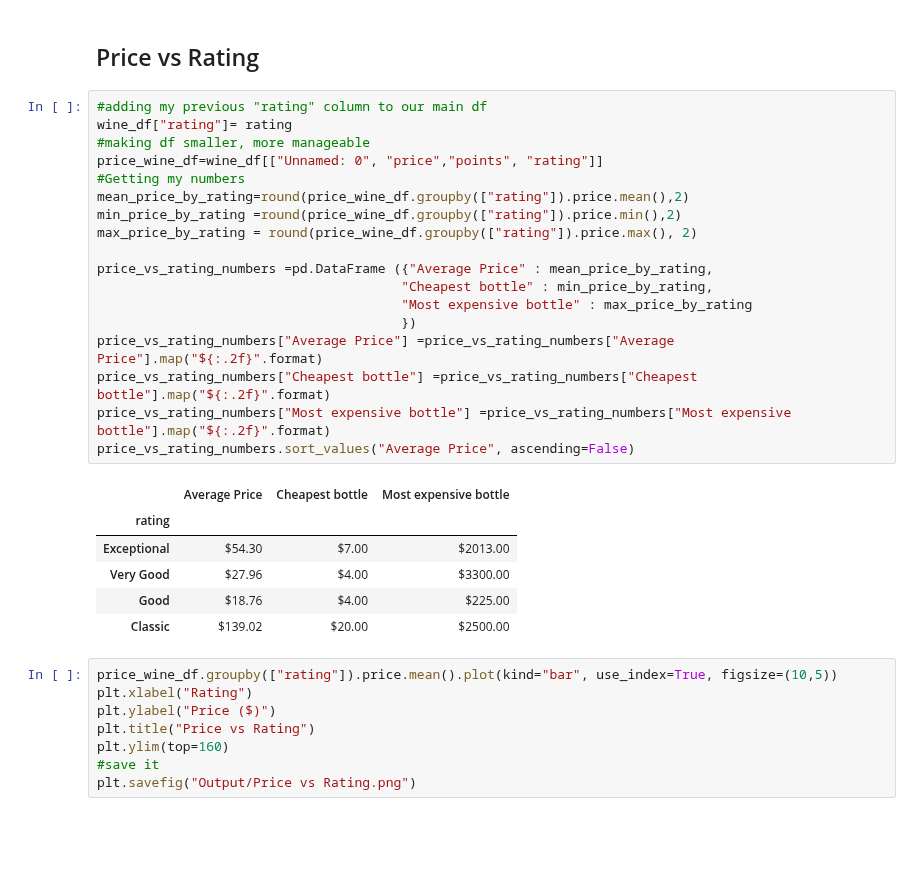
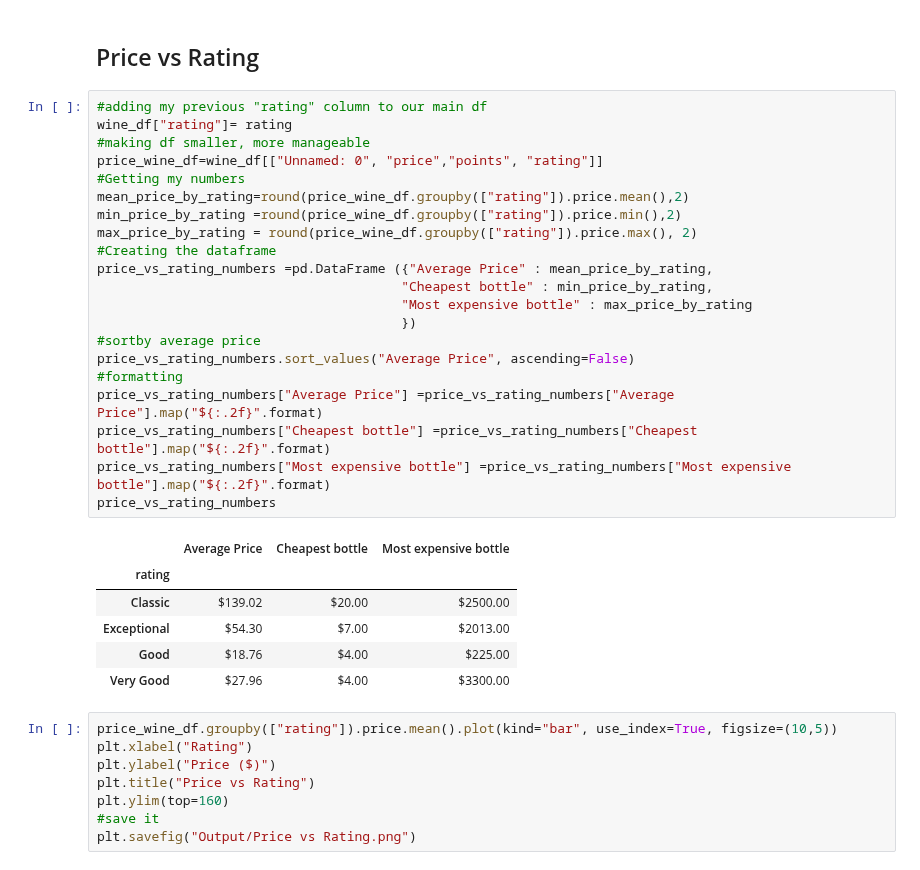
Before and after one commit to madengr00/PourTaste, a Jupyter notebook: Basic DataSet Information.ipynb, the cells around one changed output. Saved outputs shown, nothing was run; the diff lists cells and outputs as text; blank space fills up the shorter version.

```diff
--- a/Basic DataSet Information.ipynb
+++ b/Basic DataSet Information.ipynb
@@ -119,28 +124,31 @@ The variety of wines in our dataset are rated "Very Good".
 # %%
 #adding my previous "rating" column to our main df
 wine_df["rating"]= rating
 #making df smaller, more manageable
 price_wine_df=wine_df[["Unnamed: 0", "price","points", "rating"]]
 #Getting my numbers
 mean_price_by_rating=round(price_wine_df.groupby(["rating"]).price.mean(),2)
 min_price_by_rating =round(price_wine_df.groupby(["rating"]).price.min(),2)
 max_price_by_rating = round(price_wine_df.groupby(["rating"]).price.max(), 2)
-
+#Creating the dataframe
 price_vs_rating_numbers =pd.DataFrame ({"Average Price" : mean_price_by_rating,
                                        "Cheapest bottle" : min_price_by_rating,
                                        "Most expensive bottle" : max_price_by_rating
                                        })
+#sortby average price
+price_vs_rating_numbers.sort_values("Average Price", ascending=False)
+#formatting
 price_vs_rating_numbers["Average Price"] =price_vs_rating_numbers["Average Price"].map("${:.2f}".format)
 price_vs_rating_numbers["Cheapest bottle"] =price_vs_rating_numbers["Cheapest bottle"].map("${:.2f}".format)
 price_vs_rating_numbers["Most expensive bottle"] =price_vs_rating_numbers["Most expensive bottle"].map("${:.2f}".format)
-price_vs_rating_numbers.sort_values("Average Price", ascending=False)
+price_vs_rating_numbers
 # %% [output]
 |  | Average Price | Cheapest bottle | Most expensive bottle |
 | rating |  |  |  |
+| Classic | $139.02 | $20.00 | $2500.00 |
 | Exceptional | $54.30 | $7.00 | $2013.00 |
+| Good | $18.76 | $4.00 | $225.00 |
 | Very Good | $27.96 | $4.00 | $3300.00 |
-| Good | $18.76 | $4.00 | $225.00 |
-| Classic | $139.02 | $20.00 | $2500.00 |
 # %%
 price_wine_df.groupby(["rating"]).price.mean().plot(kind="bar", use_index=True, figsize=(10,5))
 plt.xlabel("Rating")
```
Also changed, not shown: parts of 7 cells of this notebook, 1 other file.
